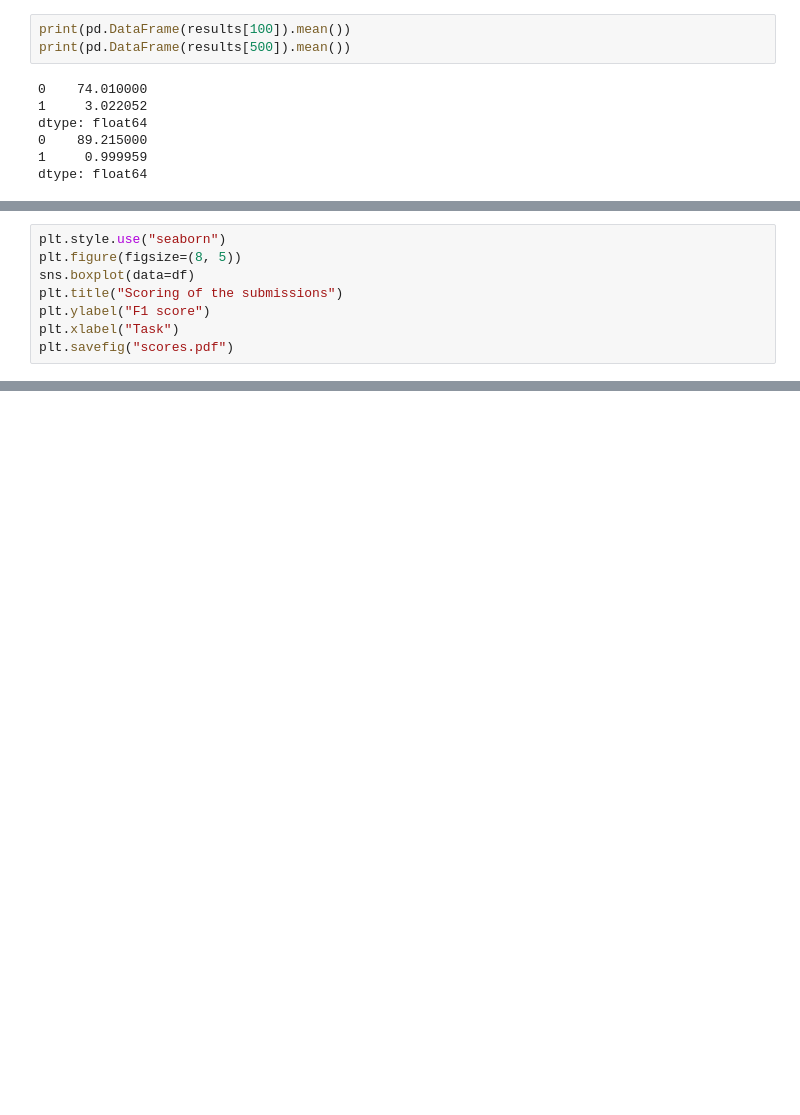
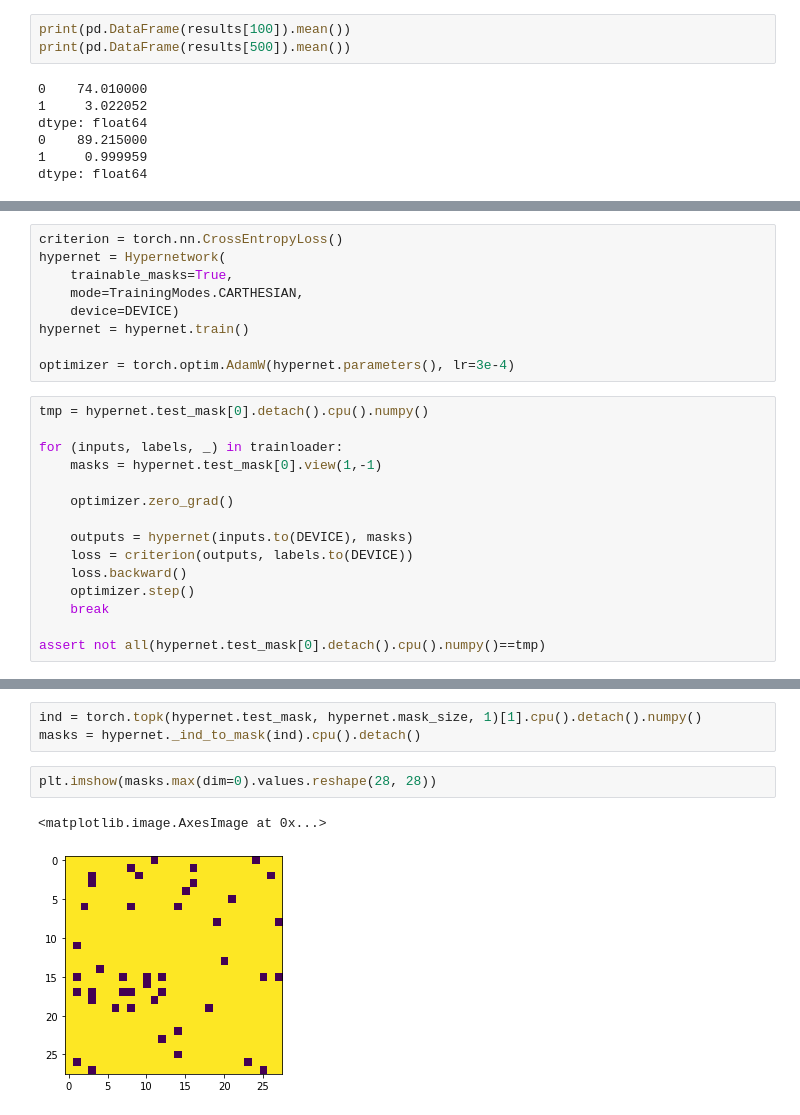
Before and after one commit to wwydmanski/hypernet-cnn, a Jupyter notebook: hypernet_training.ipynb, the cells around one changed output, grey strips where cells are left out. Saved outputs shown, nothing was run; the diff lists cells and outputs as text; blank space fills up the shorter version.

Commit message:
feat: trainable masks

```diff
--- a/hypernet_training.ipynb
+++ b/hypernet_training.ipynb
@@ -1413,8 +1251,0 @@ import seaborn as sns
-# %%
-plt.style.use("seaborn")
-plt.figure(figsize=(8, 5))
-sns.boxplot(data=df)
-plt.title("Scoring of the submissions")
-plt.ylabel("F1 score")
-plt.xlabel("Task")
-plt.savefig("scores.pdf")
@@ -1422,0 +1254,24 @@ plt.savefig("scores.pdf")
+# %%
+criterion = torch.nn.CrossEntropyLoss()
+hypernet = Hypernetwork(
+    trainable_masks=True,
+    mode=TrainingModes.CARTHESIAN,
+    device=DEVICE)
+hypernet = hypernet.train()
+
+optimizer = torch.optim.AdamW(hypernet.parameters(), lr=3e-4)
+# %%
+tmp = hypernet.test_mask[0].detach().cpu().numpy()
+
+for (inputs, labels, _) in trainloader:
+    masks = hypernet.test_mask[0].view(1,-1)
+
+    optimizer.zero_grad()
+
+    outputs = hypernet(inputs.to(DEVICE), masks)
+    loss = criterion(outputs, labels.to(DEVICE))
+    loss.backward()
+    optimizer.step()
+    break
+
+assert not all(hypernet.test_mask[0].detach().cpu().numpy()==tmp)
@@ -1422,0 +1357,8 @@ plt.savefig("scores.pdf")
+# %%
+ind = torch.topk(hypernet.test_mask, hypernet.mask_size, 1)[1].cpu().detach().numpy()
+masks = hypernet._ind_to_mask(ind).cpu().detach()
+# %%
+plt.imshow(masks.max(dim=0).values.reshape(28, 28))
+# %% [output]
+<matplotlib.image.AxesImage at 0x...>
+[figure, added]
```
Also changed, not shown: parts of 32 cells of this notebook.
